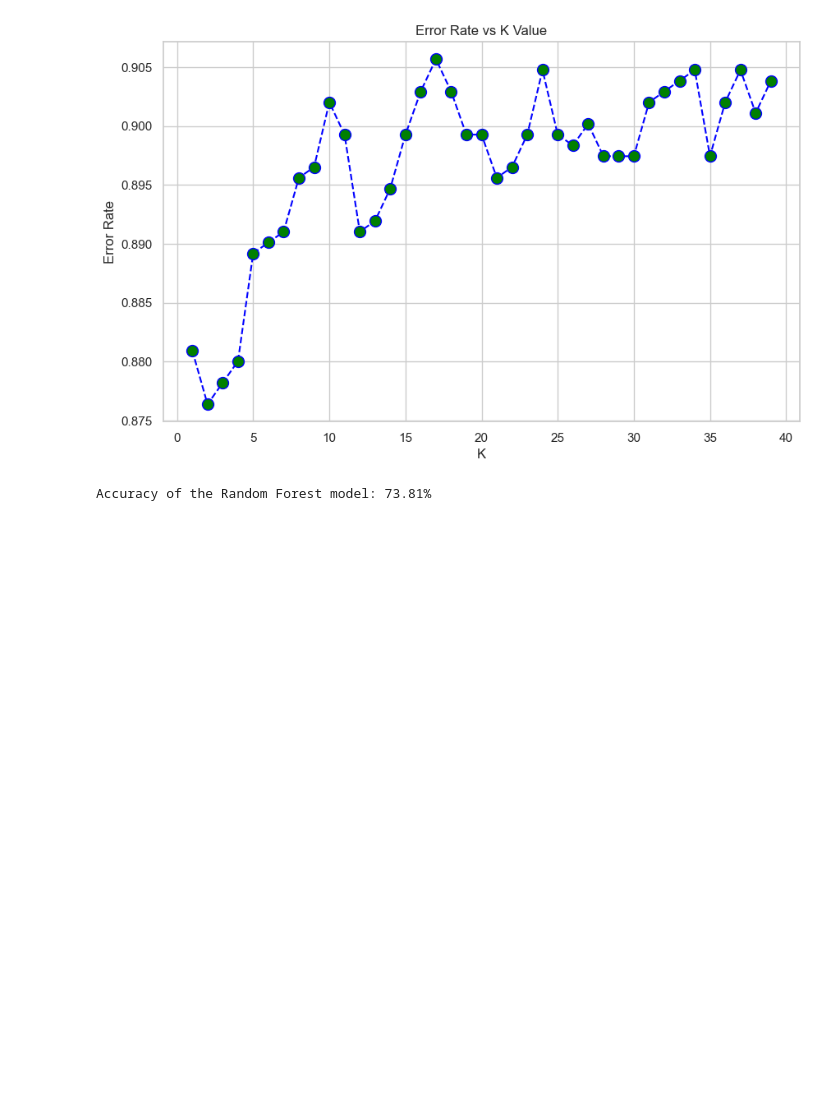
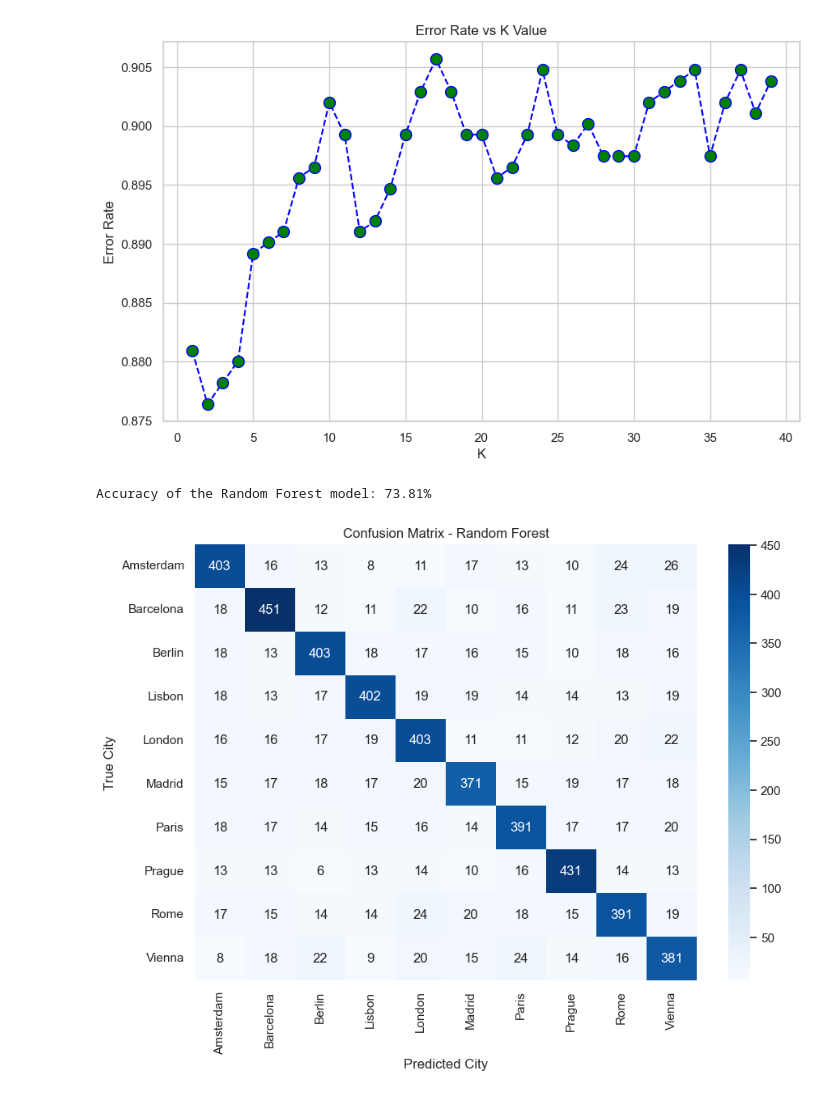
Before and after one commit to gabrielaaguiv5/ProjectI, a Jupyter notebook: notebooks/01_eda_overview.ipynb, the cells around one changed output. Saved outputs shown, nothing was run; the diff lists cells and outputs as text; code cells hidden in the pictures; blank space fills up the shorter version.

```diff
--- a/notebooks/01_eda_overview.ipynb
+++ b/notebooks/01_eda_overview.ipynb
@@ -861,3 +861,19 @@ accuracy = clf_top3.score(X_scaled_top3, y_top3)
 print(f"Accuracy of the Random Forest model: {accuracy * 100:.2f}%")
 # %% [output]
 Accuracy of the Random Forest model: 73.81%
+# %%
+# Predict on the training set
+y_pred_rf = clf_top3.predict(X_scaled_top3)
+
+# Compute the confusion matrix
+cm_rf = confusion_matrix(y_top3, y_pred_rf)
+
+# Plot the confusion matrix
+plt.figure(figsize=(10, 7))
+sns.heatmap(cm_rf, annot=True, fmt='g', cmap='Blues', xticklabels=clf_top3.classes_, yticklabels=clf_top3.classes_)
+plt.title('Confusion Matrix - Random Forest')
+plt.xlabel('Predicted City')
+plt.ylabel('True City')
+plt.show()
+# %% [output]
+[figure, added]
```
